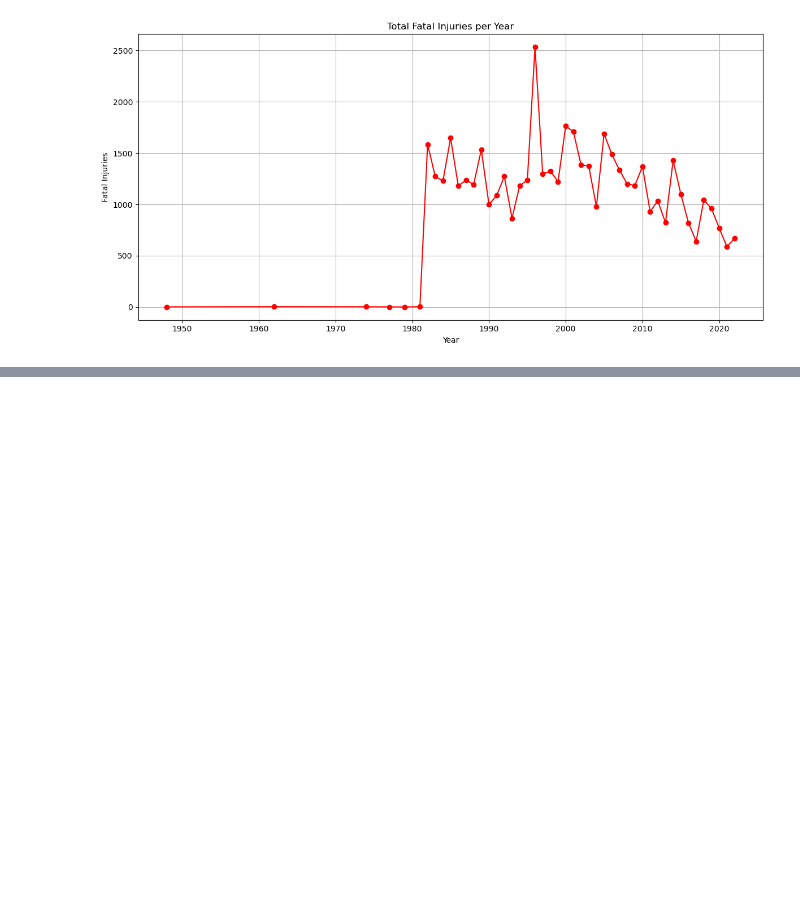
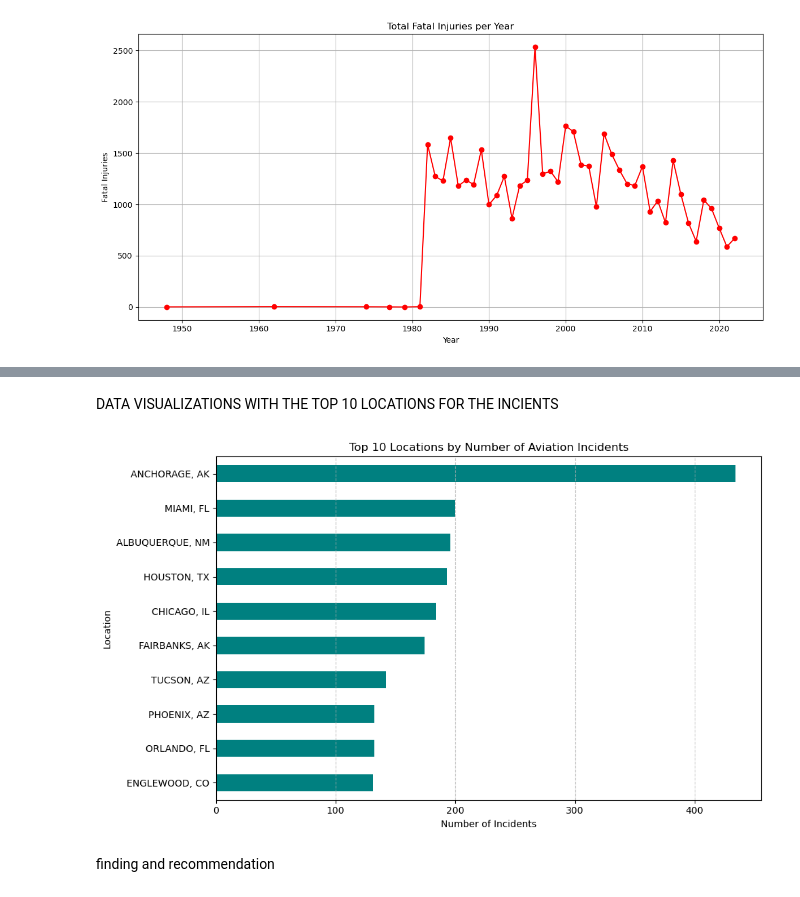
Before and after one commit to muhatonjeri/dsc-phase-1-project-v3, a Jupyter notebook: student.ipynb, the cells around one changed output, grey strips where cells are left out. Saved outputs shown, nothing was run; the diff lists cells and outputs as text; code cells hidden in the pictures; blank space fills up the shorter version.

```diff
--- a/student.ipynb
+++ b/student.ipynb
@@ -312,0 +331,20 @@ plt.show()
+# %% [markdown]
+DATA VISUALIZATIONS WITH THE TOP 10 LOCATIONS FOR THE INCIENTS
+# %%
+# Count top locations
+top_locations = df['Location'].value_counts().dropna().head(10)
+
+# Plot
+plt.figure(figsize=(10, 6))
+top_locations.plot(kind='barh', color='teal')
+plt.title('Top 10 Locations by Number of Aviation Incidents')
+plt.xlabel('Number of Incidents')
+plt.ylabel('Location')
+plt.gca().invert_yaxis()  # Highest at top
+plt.grid(axis='x', linestyle='--', alpha=0.7)
+plt.tight_layout()
+plt.show()
+# %% [output]
+[figure, added]
+# %% [markdown]
+finding and recommendation
```
Also changed, not shown: parts of 3 cells of this notebook, 1 other file.
